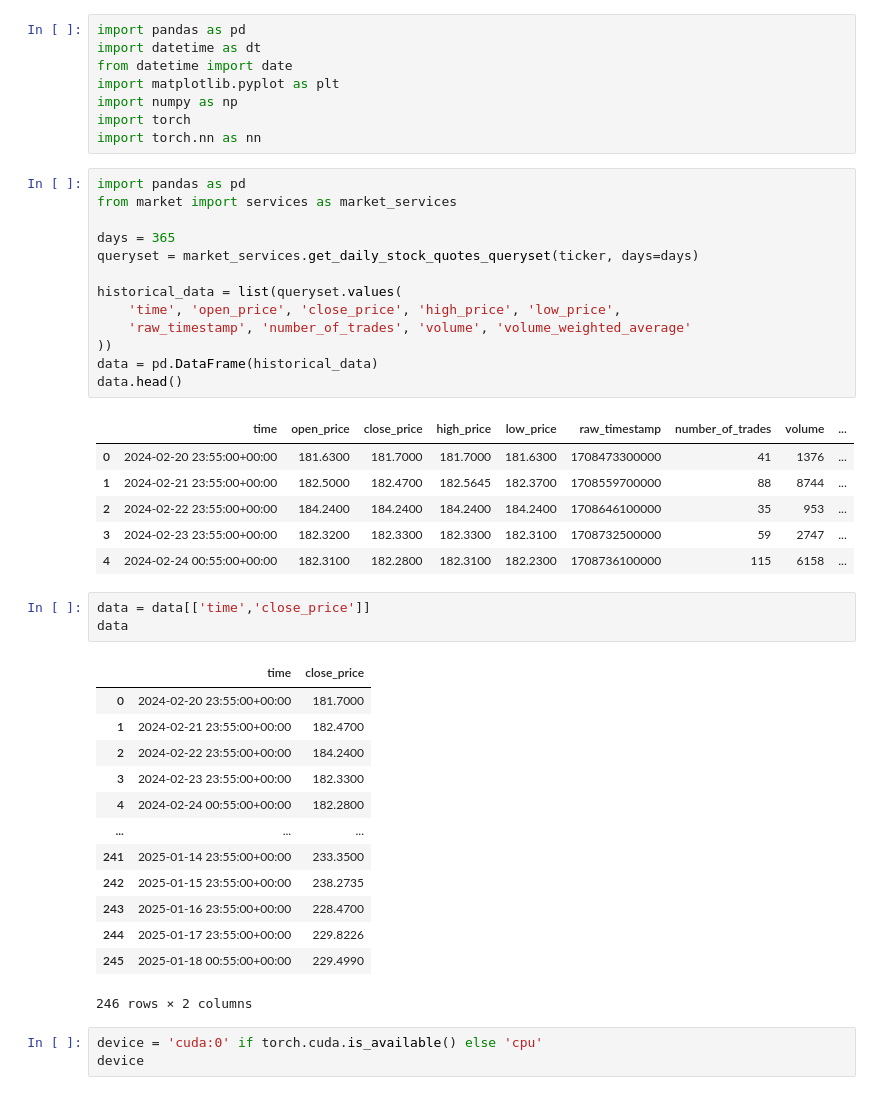
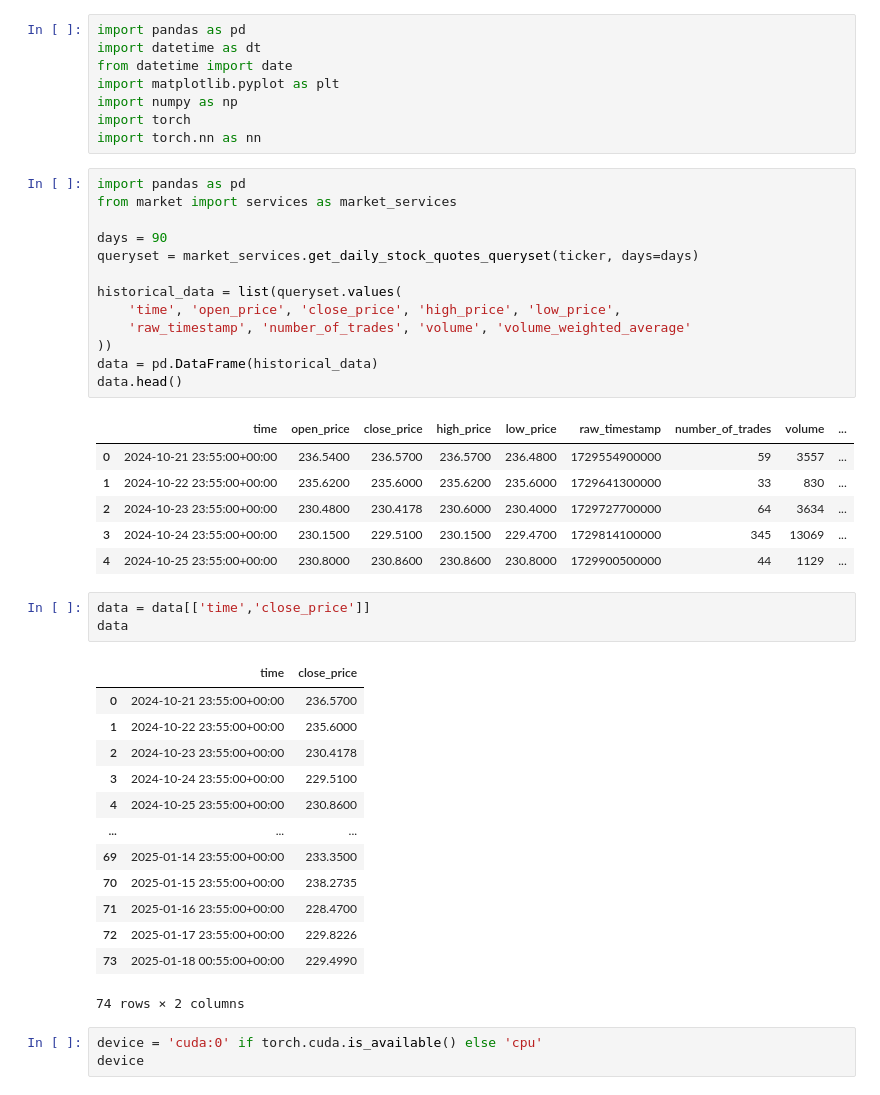
Before and after one commit to Har2yQn78/StockTradingBot, a Jupyter notebook: nbs/Forecast - 2 LSTM.ipynb, the cells around one changed output. Drawn from its saved outputs; the diff is of its cells as text.

```diff
--- a/nbs/Forecast - 2 LSTM.ipynb
+++ b/nbs/Forecast - 2 LSTM.ipynb
@@ -52,40 +52,40 @@ import torch.nn as nn
 # %%
 import pandas as pd
 from market import services as market_services
 
-days = 365
+days = 90
 queryset = market_services.get_daily_stock_quotes_queryset(ticker, days=days)
 
 historical_data = list(queryset.values(
     'time', 'open_price', 'close_price', 'high_price', 'low_price',
     'raw_timestamp', 'number_of_trades', 'volume', 'volume_weighted_average'
 ))
 data = pd.DataFrame(historical_data)
 data.head()
 # %% [output]
 |  | time | open_price | close_price | high_price | low_price | raw_timestamp | number_of_trades | volume | ... |
-| 0 | 2024-02-20 23:55:00+00:00 | 181.6300 | 181.7000 | 181.7000 | 181.6300 | 1708473300000 | 41 | 1376 | ... |
-| 1 | 2024-02-21 23:55:00+00:00 | 182.5000 | 182.4700 | 182.5645 | 182.3700 | 1708559700000 | 88 | 8744 | ... |
-| 2 | 2024-02-22 23:55:00+00:00 | 184.2400 | 184.2400 | 184.2400 | 184.2400 | 1708646100000 | 35 | 953 | ... |
-| 3 | 2024-02-23 23:55:00+00:00 | 182.3200 | 182.3300 | 182.3300 | 182.3100 | 1708732500000 | 59 | 2747 | ... |
-| 4 | 2024-02-24 00:55:00+00:00 | 182.3100 | 182.2800 | 182.3100 | 182.2300 | 1708736100000 | 115 | 6158 | ... |
+| 0 | 2024-10-21 23:55:00+00:00 | 236.5400 | 236.5700 | 236.5700 | 236.4800 | 1729554900000 | 59 | 3557 | ... |
+| 1 | 2024-10-22 23:55:00+00:00 | 235.6200 | 235.6000 | 235.6200 | 235.6000 | 1729641300000 | 33 | 830 | ... |
+| 2 | 2024-10-23 23:55:00+00:00 | 230.4800 | 230.4178 | 230.6000 | 230.4000 | 1729727700000 | 64 | 3634 | ... |
+| 3 | 2024-10-24 23:55:00+00:00 | 230.1500 | 229.5100 | 230.1500 | 229.4700 | 1729814100000 | 345 | 13069 | ... |
+| 4 | 2024-10-25 23:55:00+00:00 | 230.8000 | 230.8600 | 230.8600 | 230.8000 | 1729900500000 | 44 | 1129 | ... |
 # %%
 data = data[['time','close_price']]
 data
 # %% [output]
 |  | time | close_price |
-| 0 | 2024-02-20 23:55:00+00:00 | 181.7000 |
-| 1 | 2024-02-21 23:55:00+00:00 | 182.4700 |
-| 2 | 2024-02-22 23:55:00+00:00 | 184.2400 |
-| 3 | 2024-02-23 23:55:00+00:00 | 182.3300 |
-| 4 | 2024-02-24 00:55:00+00:00 | 182.2800 |
+| 0 | 2024-10-21 23:55:00+00:00 | 236.5700 |
+| 1 | 2024-10-22 23:55:00+00:00 | 235.6000 |
+| 2 | 2024-10-23 23:55:00+00:00 | 230.4178 |
+| 3 | 2024-10-24 23:55:00+00:00 | 229.5100 |
+| 4 | 2024-10-25 23:55:00+00:00 | 230.8600 |
 | ... | ... | ... |
-| 241 | 2025-01-14 23:55:00+00:00 | 233.3500 |
-| 242 | 2025-01-15 23:55:00+00:00 | 238.2735 |
-| 243 | 2025-01-16 23:55:00+00:00 | 228.4700 |
-| 244 | 2025-01-17 23:55:00+00:00 | 229.8226 |
-| 245 | 2025-01-18 00:55:00+00:00 | 229.4990 |
+| 69 | 2025-01-14 23:55:00+00:00 | 233.3500 |
+| 70 | 2025-01-15 23:55:00+00:00 | 238.2735 |
+| 71 | 2025-01-16 23:55:00+00:00 | 228.4700 |
+| 72 | 2025-01-17 23:55:00+00:00 | 229.8226 |
+| 73 | 2025-01-18 00:55:00+00:00 | 229.4990 |
-246 rows × 2 columns
+74 rows × 2 columns
 # %%
 device = 'cuda:0' if torch.cuda.is_available() else 'cpu'
 device
```
Also changed, not shown: parts of 20 cells of this notebook, 5 other files.
